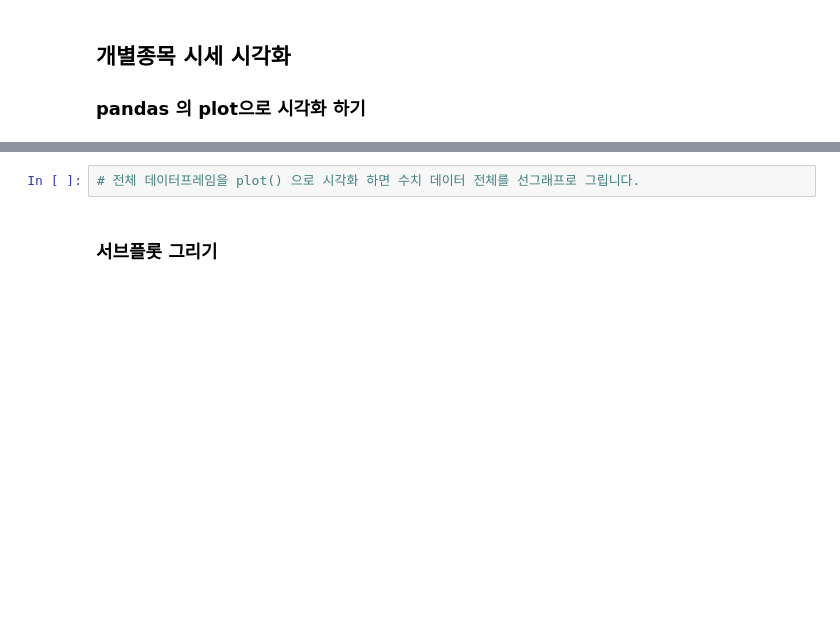
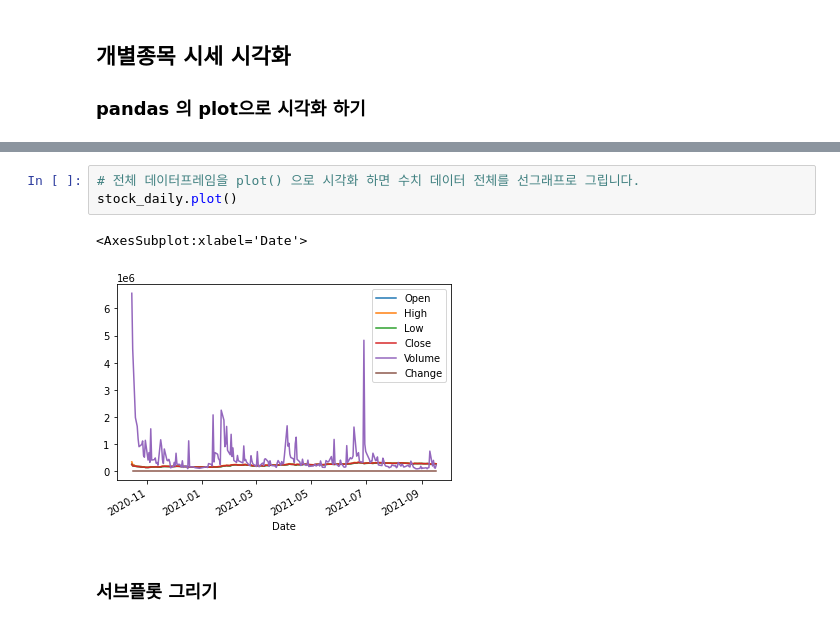
Before and after one commit to Bigdata92/finance-data-analysis-main, a Jupyter notebook: 3.1 FinanceDataReader를 통한 개별종목 수집하기-input.ipynb, the cells around one changed output, grey strips where cells are left out. Cells and saved outputs as stored; diff of their text form; blank space fills up the shorter version.

```diff
--- a/3.1 FinanceDataReader를 통한 개별종목 수집하기-input.ipynb
+++ b/3.1 FinanceDataReader를 통한 개별종목 수집하기-input.ipynb
@@ -170,5 +218,9 @@ fdr.DataReader(item_code_by_item_name("삼성전자"))
 # %%
 # 전체 데이터프레임을 plot() 으로 시각화 하면 수치 데이터 전체를 선그래프로 그립니다.
+stock_daily.plot()
+# %% [output]
+<AxesSubplot:xlabel='Date'>
+[figure, added]
 # %% [markdown]
 ### 서브플롯 그리기
 # %%
```
Also changed, not shown: parts of 12 cells of this notebook.
